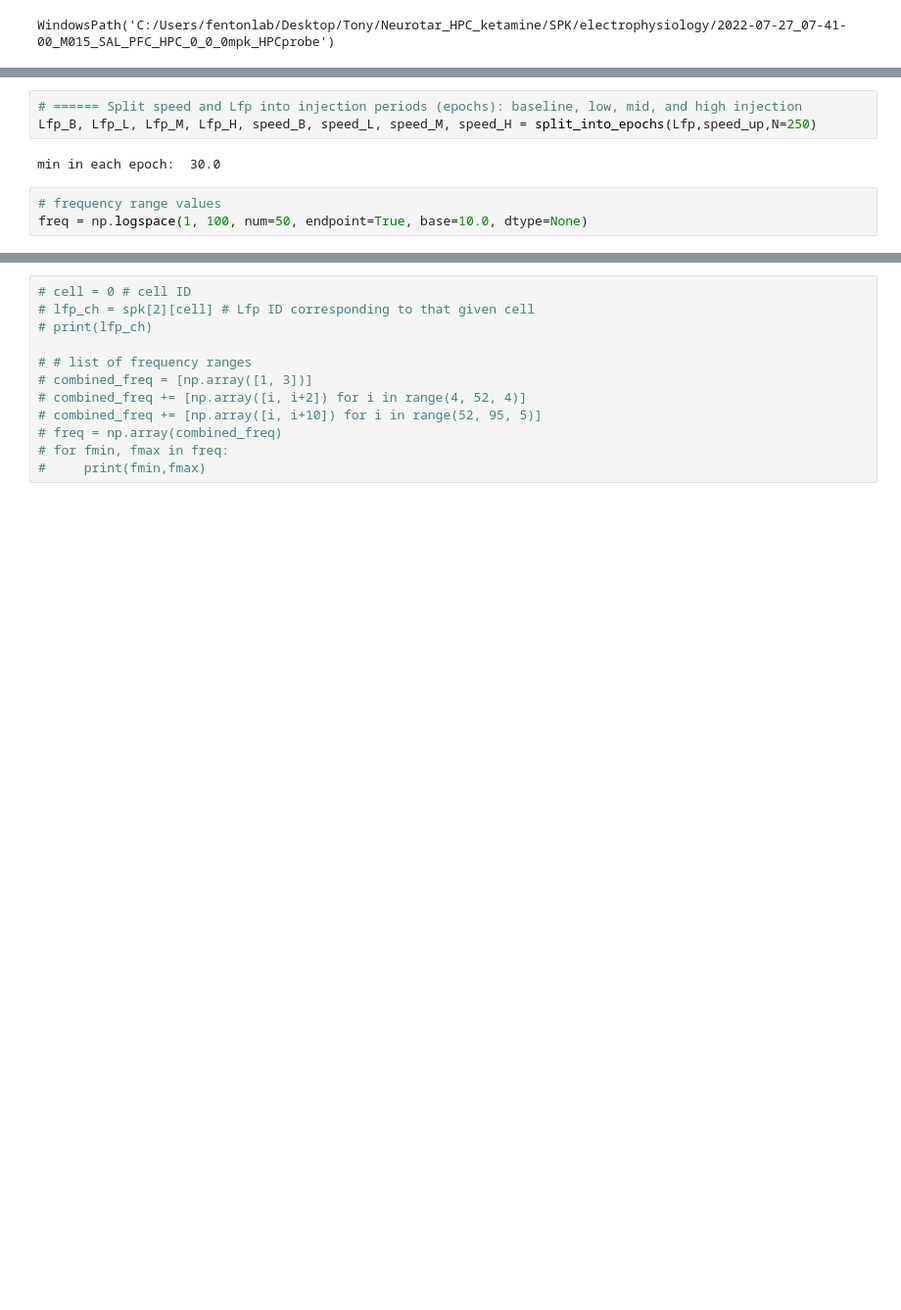
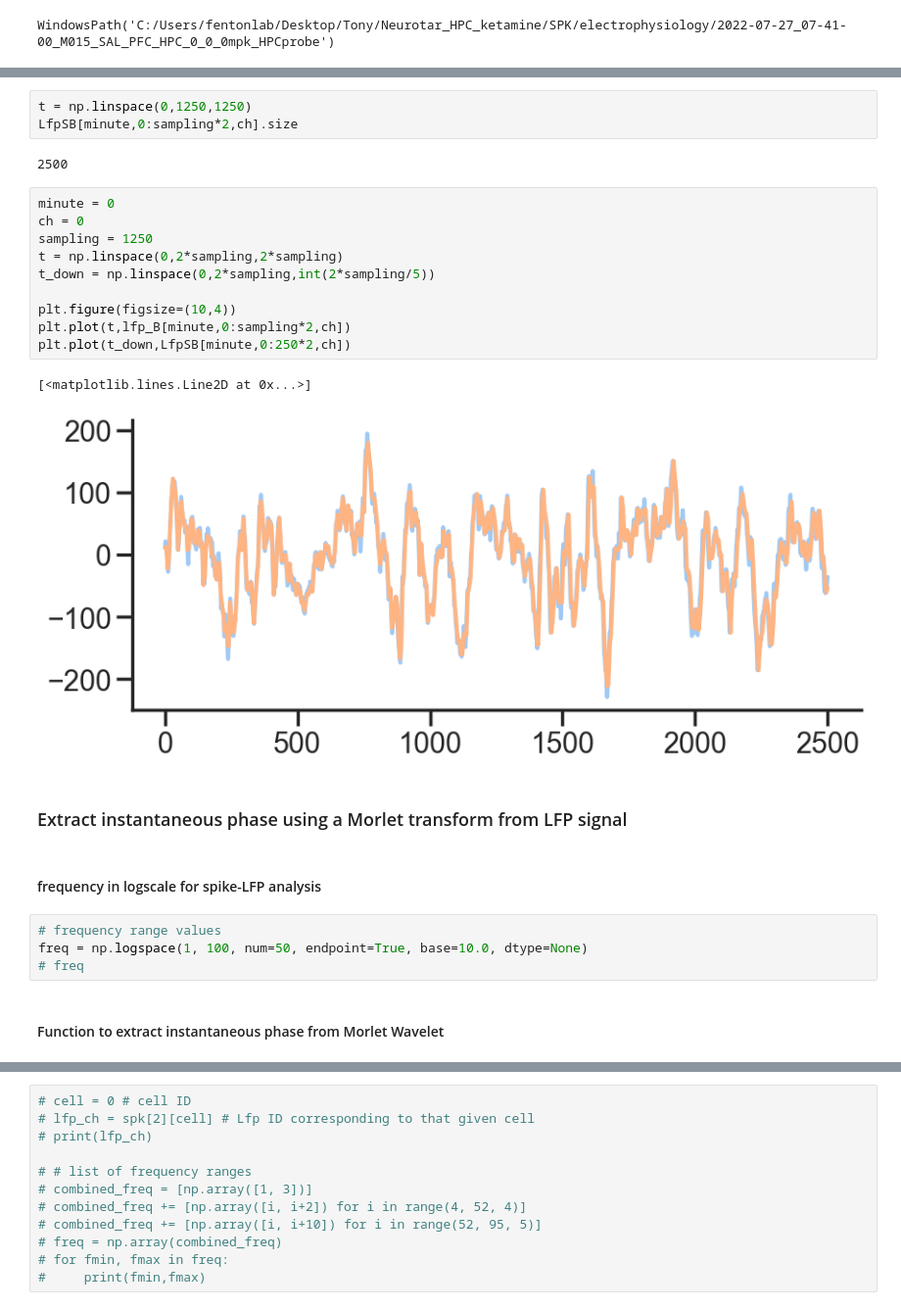
Before and after one commit to gdelfe/Ketamine_effects_on_the_brain, a Jupyter notebook: python/Place_cells_spike_analysis.ipynb, the cells around one changed output, grey strips where cells are left out. Shown at 98% size. Cells and saved outputs as stored; diff of their text form; blank space fills up the shorter version.

Commit message:
added test code for phase extraction using Hilbert transform and Morlet Wavelet

```diff
--- a/python/Place_cells_spike_analysis.ipynb
+++ b/python/Place_cells_spike_analysis.ipynb
@@ -304,8 +358,28 @@ def instananeoues_phase_epoch(lfp_filt_B, lfp_filt_L, lfp_filt_M, lfp_filt_H):
-# %%
-# ====== Split speed and Lfp into injection periods (epochs): baseline, low, mid, and high injection
-Lfp_B, Lfp_L, Lfp_M, Lfp_H, speed_B, speed_L, speed_M, speed_H = split_into_epochs(Lfp,speed_up,N=250)
-# %% [output]
-min in each epoch:  30.0
+# %%
+t = np.linspace(0,1250,1250)
+LfpSB[minute,0:sampling*2,ch].size
+# %% [output]
+2500
+# %%
+minute = 0
+ch = 0
+sampling = 1250
+t = np.linspace(0,2*sampling,2*sampling)
+t_down = np.linspace(0,2*sampling,int(2*sampling/5))
+
+plt.figure(figsize=(10,4))
+plt.plot(t,lfp_B[minute,0:sampling*2,ch])
+plt.plot(t_down,LfpSB[minute,0:250*2,ch])
+# %% [output]
+[<matplotlib.lines.Line2D at 0x...>]
+[figure, added]
+# %% [markdown]
+### Extract instantaneous phase using a Morlet transform from LFP signal
+# %% [markdown]
+#### frequency in logscale for spike-LFP analysis
 # %%
 # frequency range values
 freq = np.logspace(1, 100, num=50, endpoint=True, base=10.0, dtype=None)
+# freq
+# %% [markdown]
+#### Function to extract instantaneous phase from Morlet Wavelet
```
Also changed, not shown: parts of 25 cells of this notebook.
